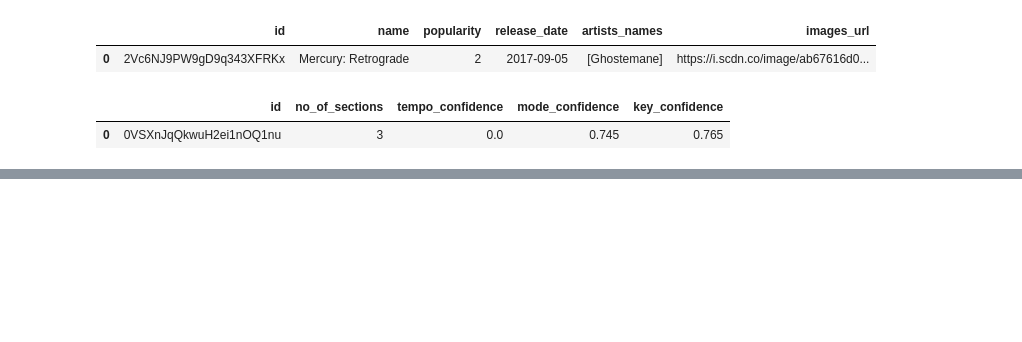
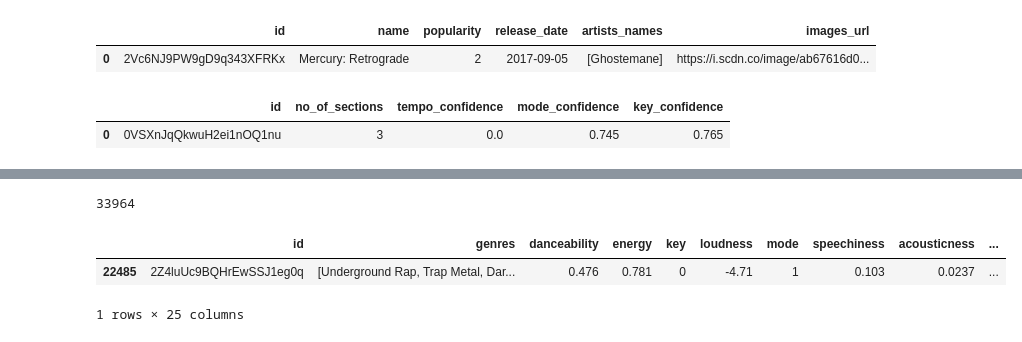
Before and after one commit to kmbonna/song_recommender, a Jupyter notebook: notebook/data cleaning.ipynb, the cells around one changed output, grey strips where cells are left out. Drawn from its saved outputs; the diff is of its cells as text; code cells hidden in the pictures; blank space fills up the shorter version.

```diff
--- a/notebook/data cleaning.ipynb
+++ b/notebook/data cleaning.ipynb
@@ -339,0 +359,2 @@ merged_df.head(3)
+# %%
+test = merged_df.copy()
@@ -340,2 +363,23 @@ merged_df.head(3)
+# %%
+# Combine 'name' and 'artist_names' columns into a new column 'name_artist'
+test['name_artist'] = test['name'] + test['artists_names'].apply(str)
+
+# Use groupby and idxmax to select rows with the highest popularity score within each group
+unique_rows = test.loc[test.groupby('name_artist')['popularity'].idxmax()]
+# Reset the index if needed
+unique_rows.reset_index(drop=True, inplace=True)
+
+# Remove the 'name_artist' column if not needed anymore
+unique_rows.drop(columns=['name_artist'], inplace=True)
+# %%
+len(unique_rows)
+# %% [output]
+33964
+# %%
+unique_rows[unique_rows['name'] == "ProductOfDrugs (Prod. The Virus and Antidote)"]
+# %% [output]
+|  | id | genres | danceability | energy | key | loudness | mode | speechiness | acousticness | ... |
+| 22485 | 2Z4luUc9BQHrEwSSJ1eg0q | [Underground Rap, Trap Metal, Dar... | 0.476 | 0.781 | 0 | -4.71 | 1 | 0.103 | 0.0237 | ... |
+1 rows × 25 columns
 # %%
 # Save the DataFrame to a JSON file
```
Also changed, not shown: parts of 9 cells of this notebook, 7 other files.
